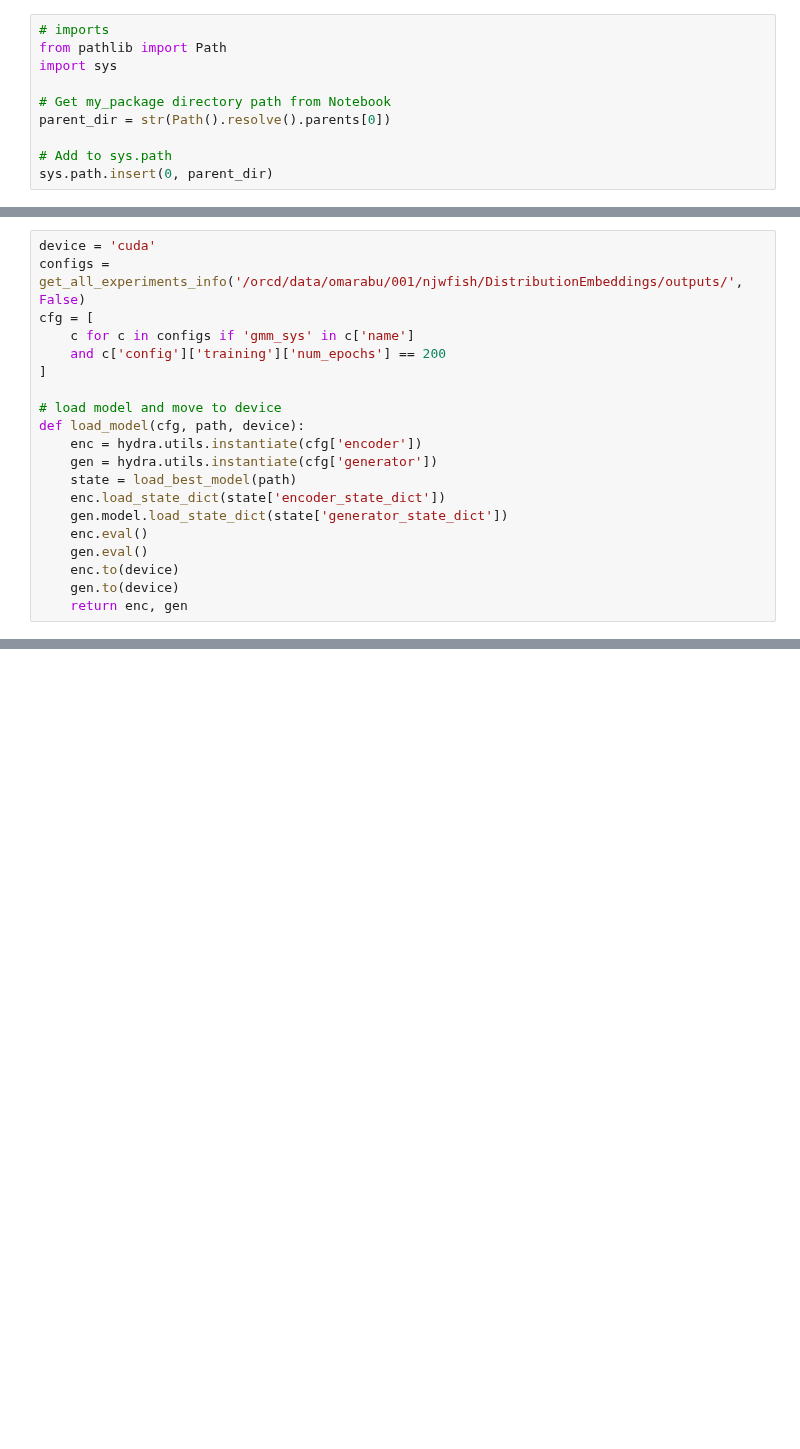
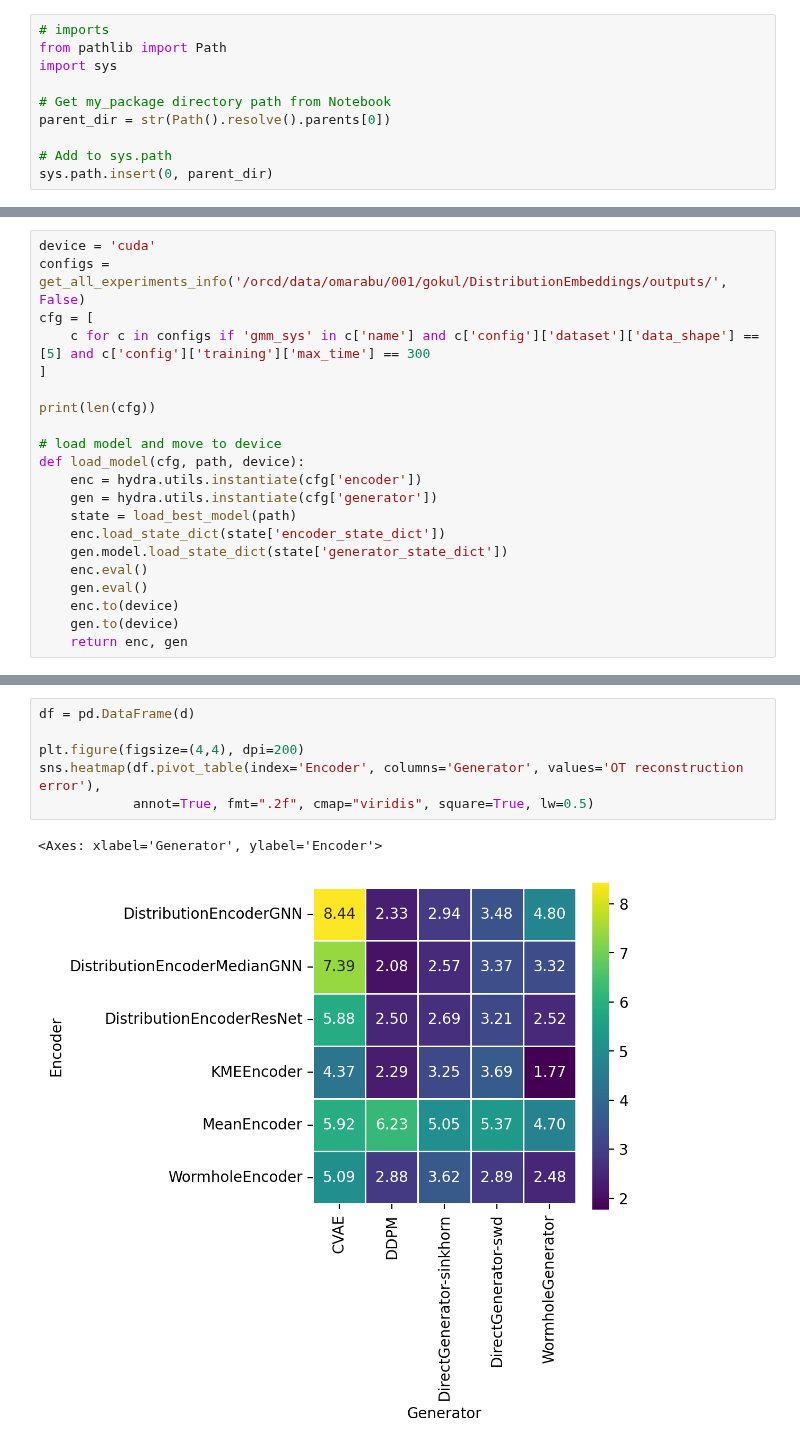
Before and after one commit to njwfish/DistributionEmbeddings, a Jupyter notebook: notebooks/gmm_benchmark.ipynb, the cells around one changed output, grey strips where cells are left out. Cells and saved outputs as stored; diff of their text form; blank space fills up the shorter version.

```diff
--- a/notebooks/gmm_benchmark.ipynb
+++ b/notebooks/gmm_benchmark.ipynb
@@ -40,10 +45,11 @@ warnings.filterwarnings("ignore")
 # %%
 device = 'cuda'
-configs = get_all_experiments_info('/orcd/data/omarabu/001/njwfish/DistributionEmbeddings/outputs/', False)
+configs = get_all_experiments_info('/orcd/data/omarabu/001/gokul/DistributionEmbeddings/outputs/', False)
 cfg = [
-    c for c in configs if 'gmm_sys' in c['name']
-    and c['config']['training']['num_epochs'] == 200
+    c for c in configs if 'gmm_sys' in c['name'] and c['config']['dataset']['data_shape'] == [5] and c['config']['training']['max_time'] == 300
 ]
+
+print(len(cfg))
 
 # load model and move to device
 def load_model(cfg, path, device):
@@ -177,0 +180,9 @@ pd.DataFrame(d).sort_values(by='OT reconstruction error')
+# %%
+df = pd.DataFrame(d)
+
+plt.figure(figsize=(4,4), dpi=200)
+sns.heatmap(df.pivot_table(index='Encoder', columns='Generator', values='OT reconstruction error'),
+            annot=True, fmt=".2f", cmap="viridis", square=True, lw=0.5)
+# %% [output]
+<Axes: xlabel='Generator', ylabel='Encoder'>
+[figure, added]
```
Also changed, not shown: parts of 6 cells of this notebook, 30 other files.
